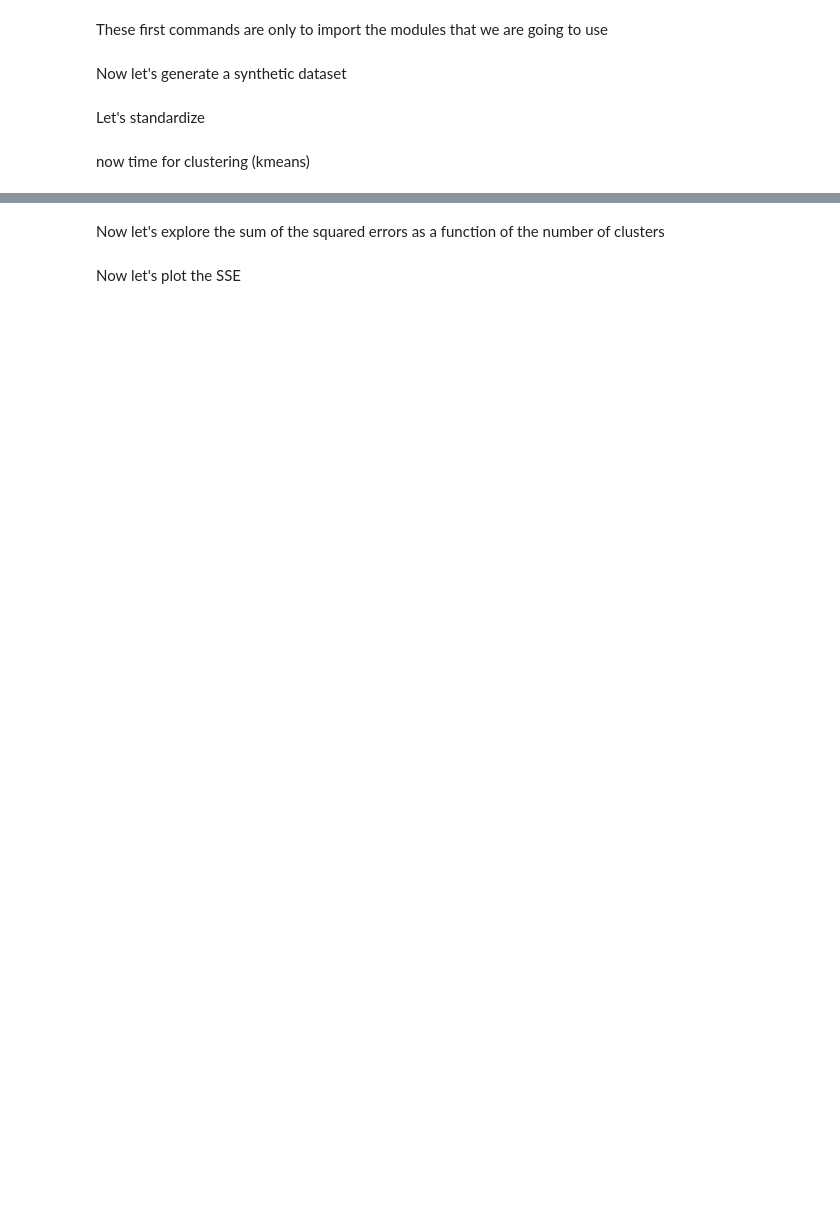
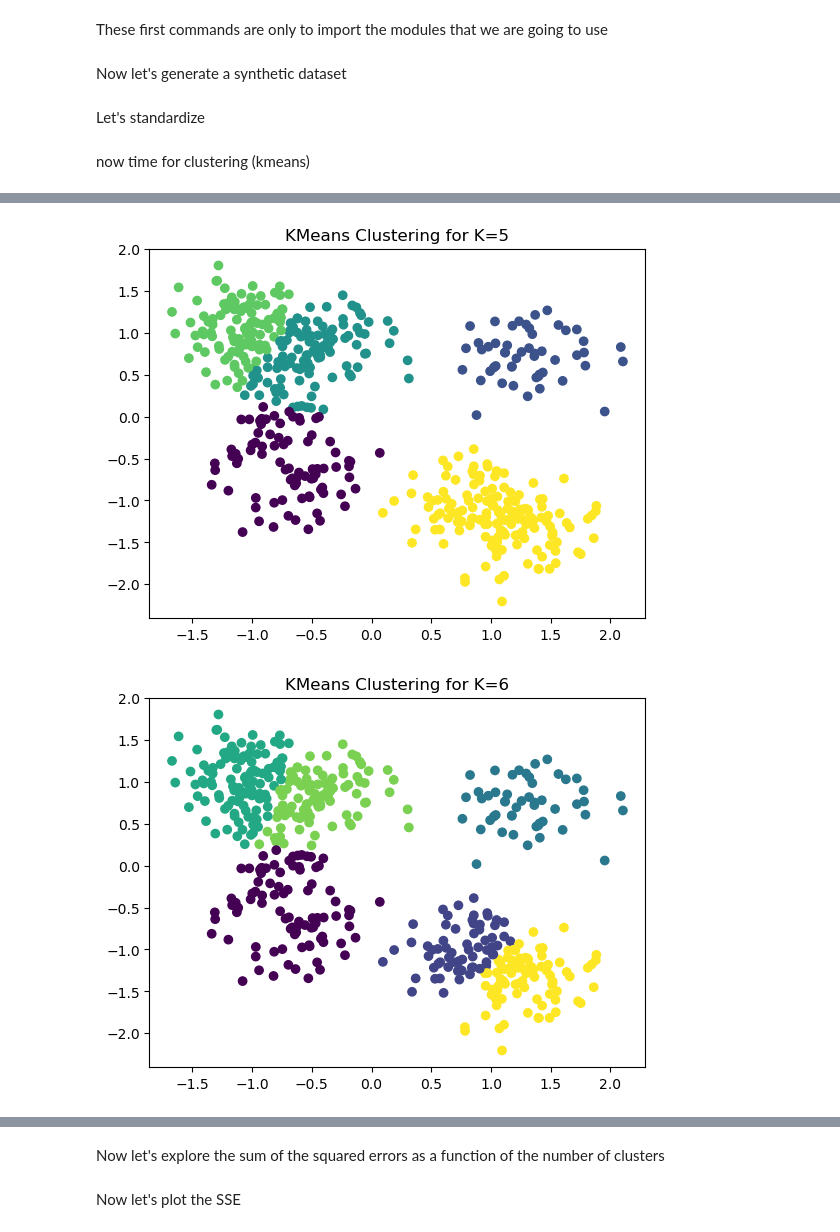
Before and after one commit to ethanagon/protein-hub, a Jupyter notebook: Biol5411_StellaM_Kmeans.ipynb, the cells around one changed output, grey strips where cells are left out. Cells and saved outputs as stored; diff of their text form; code cells hidden in the pictures; blank space fills up the shorter version.

Commit message:
Add labels to kmeans scatter graphs

```diff
--- a/Biol5411_StellaM_Kmeans.ipynb
+++ b/Biol5411_StellaM_Kmeans.ipynb
@@ -45,11 +45,5 @@ def kmeans_scatter(cluster):
     #performs kmeans on the scaled dataset initially created with make_blobs
 
     plt.scatter(scaled_features[:, 0], scaled_features[:, 1], c=yaxis_kmeans, cmap='viridis')
+    plt.title(f"KMeans Clustering for K={cluster}")
     return plt.show()
-
-kmeans_scatter(5)
-kmeans_scatter(6)
-kmeans_scatter(7)
-kmeans_scatter(8)
-kmeans_scatter(9)
-kmeans_scatter(10)
@@ -62,0 +50,6 @@ kmeans_scatter(10)
+# %%
+for i in range(5,11):
+    kmeans_scatter(i)
+# %% [output]
+[figure, added]
+[figure, added]
```
Also changed, not shown: parts of 3 cells of this notebook.
